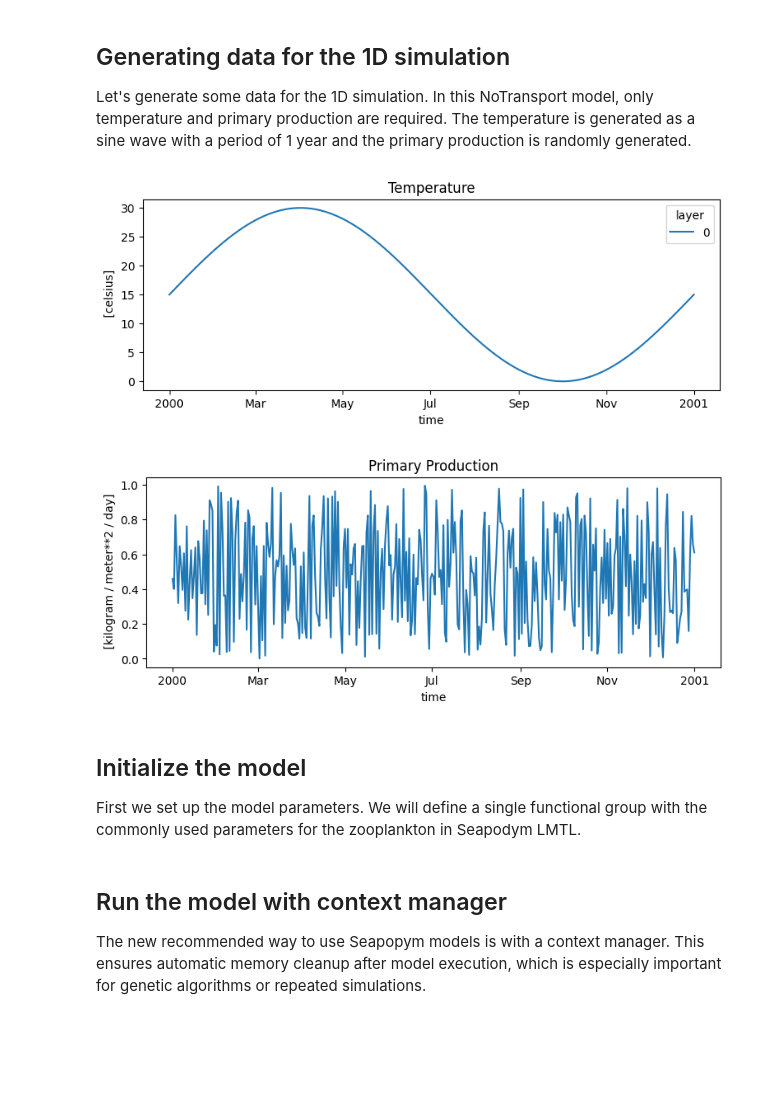
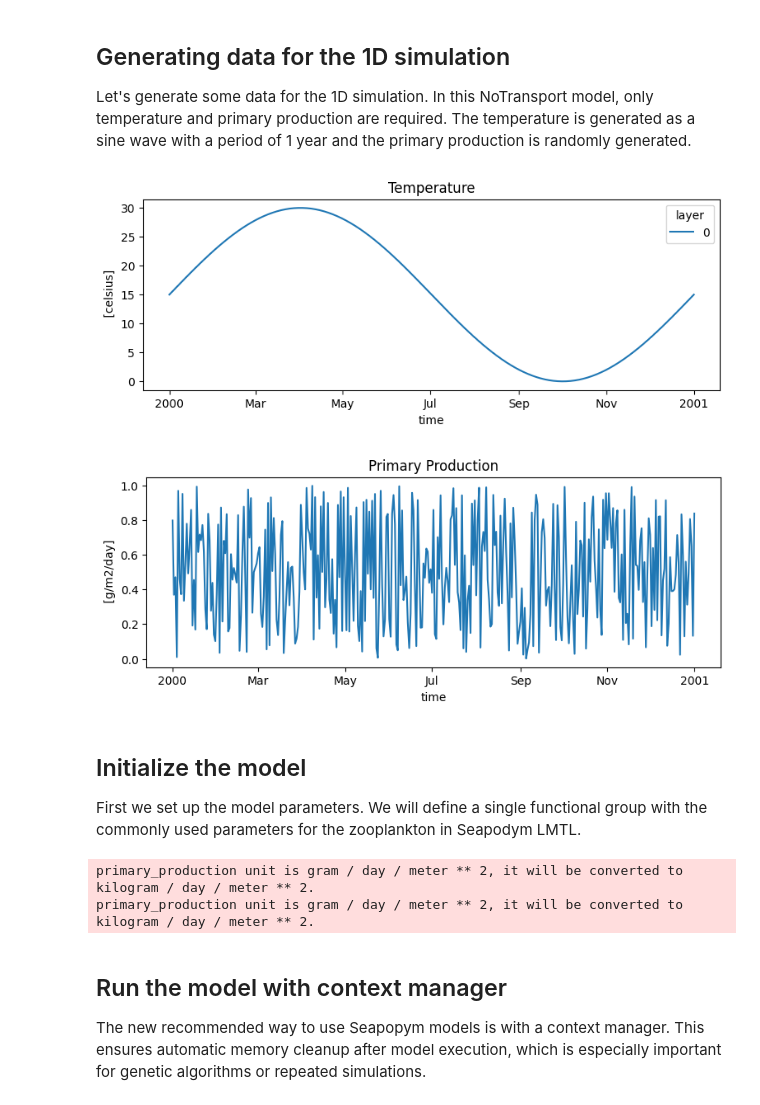
Before and after one commit to Ash12H/Seapopym, a Jupyter notebook: docs/notebooks/example_1d_model.ipynb, the cells around one changed output. Drawn from its saved outputs; the diff is of its cells as text; code cells hidden in the pictures; blank space fills up the shorter version.

```diff
--- a/docs/notebooks/example_1d_model.ipynb
+++ b/docs/notebooks/example_1d_model.ipynb
@@ -42,35 +42,35 @@ temperature = xr.DataArray(
         "X": create_longitude_coordinate([0]),
         "Z": create_layer_coordinate([0]),
     },
     attrs={"units": StandardUnitsLabels.temperature},
     data=temperature[:, np.newaxis, np.newaxis, np.newaxis],
 )
 
 plt.figure(figsize=(9, 3))
 temperature[:, 0, 0].cf.plot.line(x="T")
 plt.title("Temperature")
 plt.show()
 
 primary_production = xr.DataArray(
     dims=["T", "Y", "X"],
     coords={
         "T": create_time_coordinate(pd.date_range("2000-01-01", "2001-01-01", freq="D")),
         "Y": create_latitude_coordinate([0]),
         "X": create_longitude_coordinate([0]),
     },
-    attrs={"units": StandardUnitsLabels.production},
+    attrs={"units": "g/m2/day"},
     data=np.random.rand(367, 1, 1),
 )
 
 plt.figure(figsize=(9, 3))
 primary_production.plot()
 plt.title("Primary Production")
 plt.show()
 
 dataset = xr.Dataset({"temperature": temperature, "primary_production": primary_production})
 # %% [output]
 [figure]
-[figure, old version]
+[figure, new version]
 # %% [markdown]
 ## Initialize the model
 
@@ -116,6 +116,9 @@ p_param = ForcingParameter(
 )
 
 parameters = NoTransportConfiguration(forcing=p_param, functional_group=f_groups)
+# %% [output]
+primary_production unit is gram / day / meter ** 2, it will be converted to kilogram / day / meter ** 2.
+primary_production unit is gram / day / meter ** 2, it will be converted to kilogram / day / meter ** 2.
 # %% [markdown]
 ## Run the model with context manager
 
```
Also changed, not shown: parts of 6 cells of this notebook, 3 other files.
